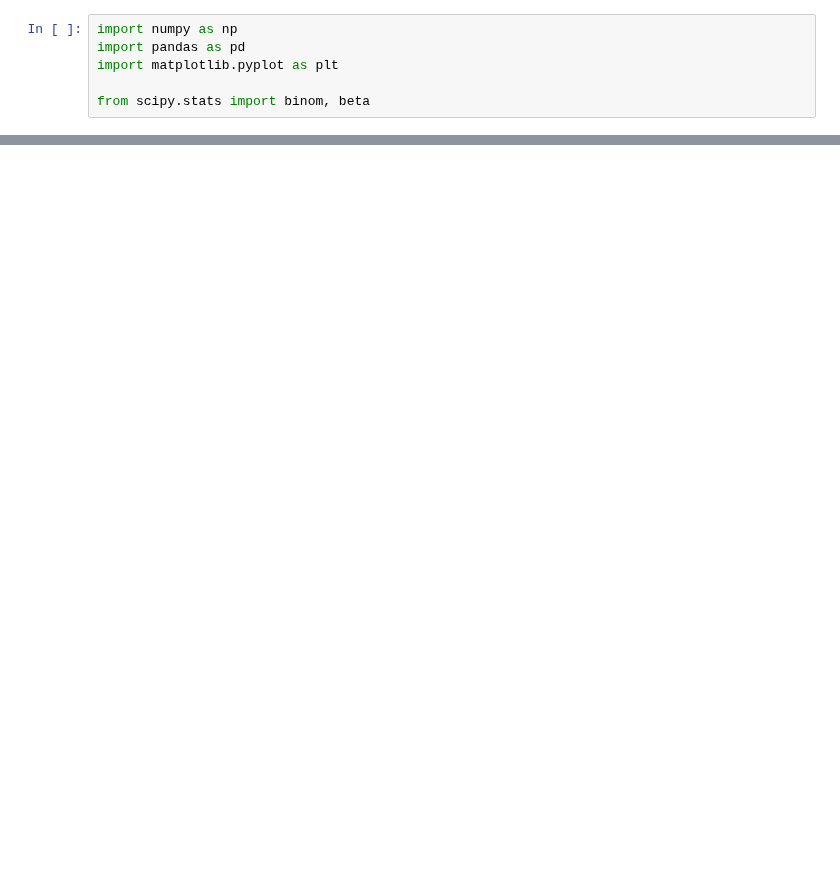
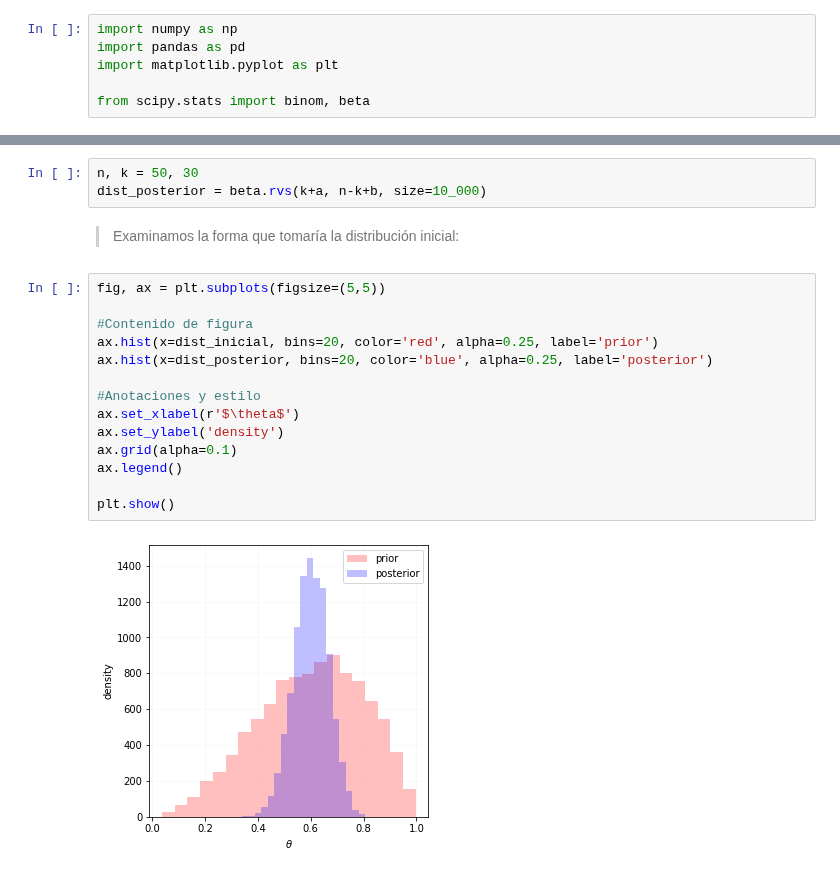
Before and after one commit to CAMM961001/itam-mcd, a Jupyter notebook: fundamentos-estadisticos/libros/13_modelo-beta-binomial.ipynb, the cells around one changed output, grey strips where cells are left out. Cells and saved outputs as stored; diff of their text form; blank space fills up the shorter version.

```diff
--- a/fundamentos-estadisticos/libros/13_modelo-beta-binomial.ipynb
+++ b/fundamentos-estadisticos/libros/13_modelo-beta-binomial.ipynb
@@ -78,0 +63,21 @@ pd.DataFrame(sim_inicial).quantile([0.025, 0.975]).rename(columns={0:'theta'}).T
+# %%
+n, k = 50, 30
+dist_posterior = beta.rvs(k+a, n-k+b, size=10_000)
+# %% [markdown]
+>Examinamos la forma que tomaría la distribución inicial:
+# %%
+fig, ax = plt.subplots(figsize=(5,5))
+
+#Contenido de figura
+ax.hist(x=dist_inicial, bins=20, color='red', alpha=0.25, label='prior')
+ax.hist(x=dist_posterior, bins=20, color='blue', alpha=0.25, label='posterior')
+
+#Anotaciones y estilo
+ax.set_xlabel(r'$\theta$')
+ax.set_ylabel('density')
+ax.grid(alpha=0.1)
+ax.legend()
+
+plt.show()
+# %% [output]
+[figure, added]
```
Also changed, not shown: parts of 21 cells of this notebook.
